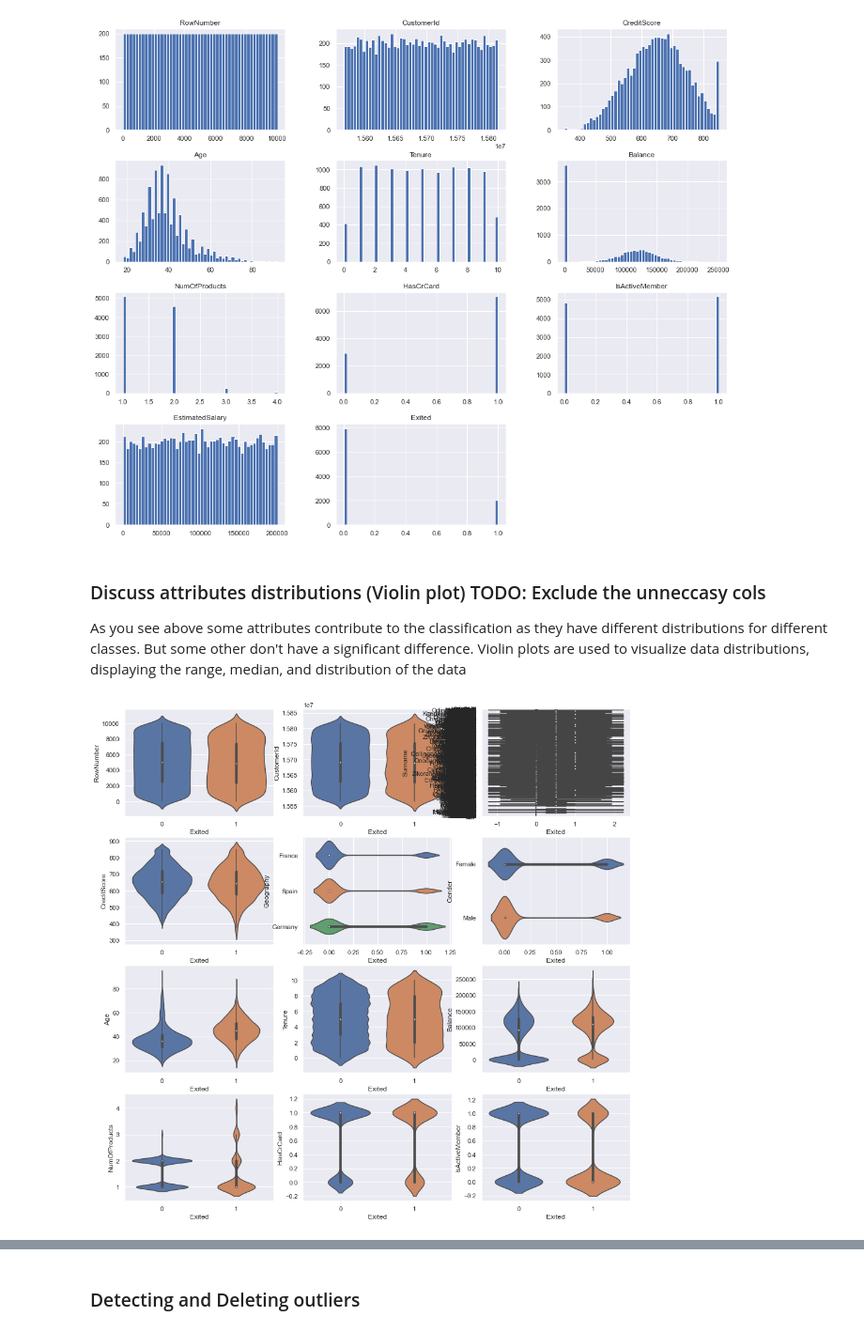
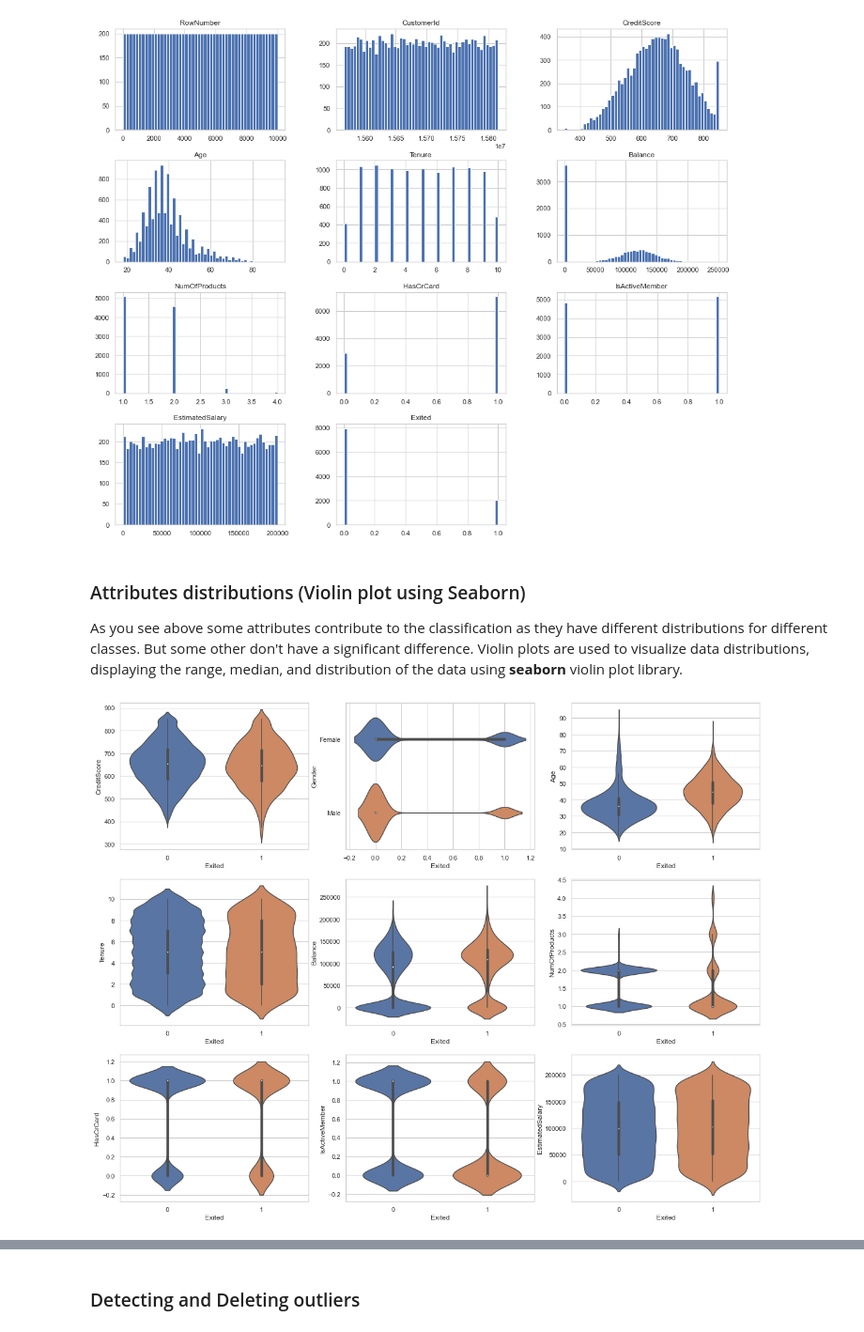
Before and after one commit to AminTaheri23/CMSC6950_project_Churn_modelling, a Jupyter notebook: project.ipynb, the cells around one changed output, grey strips where cells are left out. Shown: that part at 94% size. Saved outputs shown, nothing was run; the diff lists cells and outputs as text; code cells hidden in the pictures.

```diff
--- a/project.ipynb
+++ b/project.ipynb
@@ -20,6 +20,7 @@ import matplotlib.pyplot as plt # Main data visualization library
 from sklearn.neighbors import KNeighborsClassifier
 import seaborn as sns # Using Seaborn to plot the data as alternative data visualization library
 sns.set_theme()
+sns.set_style('whitegrid')
 # %%
 # Set displayed max rows and columns for pandas to display dataframes better
 pd.set_option('display.max_columns', None)
@@ -84,14 +85,17 @@ plt.show()
 # %% [output]
 [figure]
 # %% [markdown]
-### Discuss attributes distributions (Violin plot) TODO: Exclude the unneccasy cols
+### Attributes distributions (Violin plot using Seaborn)
 
-As you see above some attributes contribute to the classification as they have different distributions for different classes. But some other don't have a significant difference. Violin plots are used to visualize data distributions, displaying the range, median, and distribution of the data
+As you see above some attributes contribute to the classification as they have different distributions for different classes. But some other don't have a significant difference. Violin plots are used to visualize data distributions, displaying the range, median, and distribution of the data using **seaborn** violin plot library.
 # %%
 def draw_multivalent_plot(dataset, rows, cols, plot_type):
-    column_names = dataset.columns.values
+    column_names = ['CreditScore',
+                    'Gender', 'Age', 'Tenure', 'Balance', 'NumOfProducts', 'HasCrCard',
+                    'IsActiveMember', 'EstimatedSalary', 'Exited']
+
     number_of_column = len(column_names)
-    fig, axes = plt.subplots(rows, cols, figsize=(16, 16))
+    fig, axes = plt.subplots(rows, cols, figsize=(20, 16))
 
     counter = 0
     for i in range(rows):
@@ -113,6 +117,6 @@ def draw_multivalent_plot(dataset, rows, cols, plot_type):
             if counter == (number_of_column-1,):
                 break
 # %%
-draw_multivalent_plot(df, 4, 3, 'violin')
+draw_multivalent_plot(df, 3, 3, 'violin')
 # %% [output]
-[figure, old version]
+[figure, new version]
```
Also changed, not shown: parts of 46 cells of this notebook, 2 other files.
